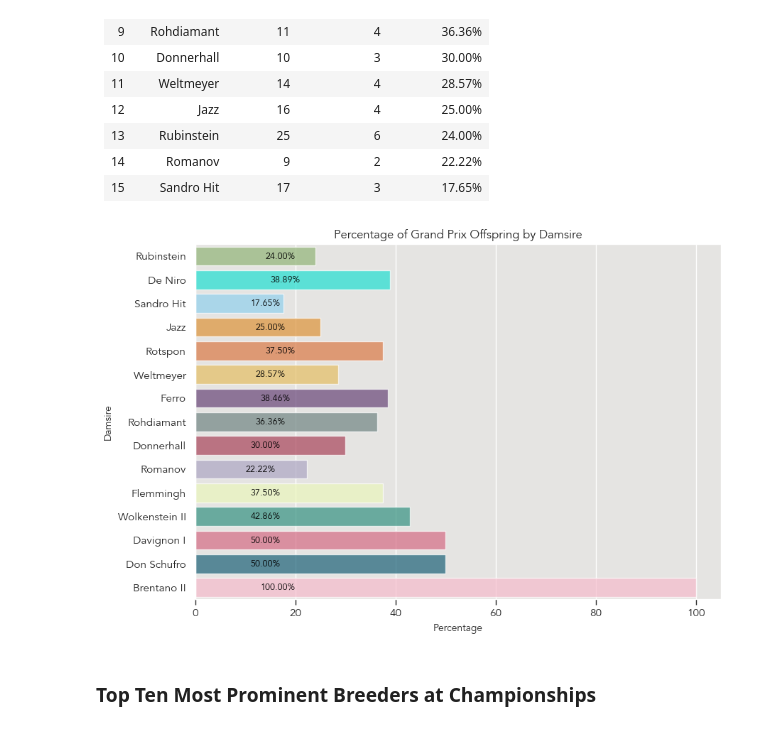
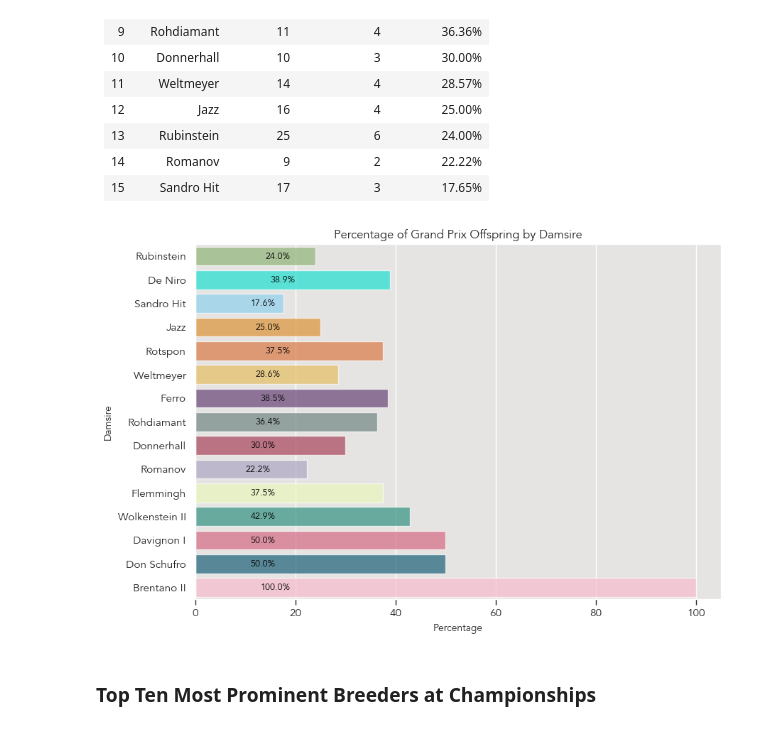
Before and after one commit to siobyrne/young-dressage-horse-program-analysis, a Jupyter notebook: younghorse.ipynb, the cells around one changed output. Cells and saved outputs as stored; diff of their text form; code cells hidden in the pictures.

```diff
--- a/younghorse.ipynb
+++ b/younghorse.ipynb
@@ -1647,7 +1647,7 @@ percentage = sire_df['GP Percentage']
 
 
 for index, row in sire_df.iterrows():
-   plt.text(row['GP Offspring'] + 10, index, f"{row['GP Percentage']:.2f}%",
+   plt.text(row['GP Offspring'] + 10, index, f"{row['GP Percentage']:.1f}%",
           color='black', fontsize=9, ha="left", va='center')
 
 
@@ -1837,26 +1837,26 @@ damsire_df = damsire_df.loc[(damsire_df['Offspring'] >= 5)]
 # %%
 ax = plt.subplots(figsize=(9, 6))
 
 ax = sns.barplot(y='Damsire', x='GP Percentage', data=damsire_df, palette=color_palette, alpha=.7)
 
 percentage = damsire_df['GP Percentage']
 
 for index, row in damsire_df.iterrows():
-   plt.text(row['GP Offspring'] + 8, index, f"{row['GP Percentage']:.2f}%",
+   plt.text(row['GP Offspring'] + 8, index, f"{row['GP Percentage']:.1f}%",
           color='black', fontsize=9, ha="left", va='center')
 
 
 # set title, xlabel, and ylabel
 ax.set_title('Percentage of Grand Prix Offspring by Damsire')
 ax.set_ylabel('Damsire')
 ax.set_xlabel('Percentage')
 
 # save and show figure
 plt.tight_layout()
 plt.savefig('images/gp-damsire-percentage.png')
 plt.show()
 # %% [output]
-[figure, old version]
+[figure, new version]
 # %% [markdown]
 ### Top Ten Most Prominent Breeders at Championships
 # %%
```
Also changed, not shown: parts of 3 cells of this notebook, 4 other files.
